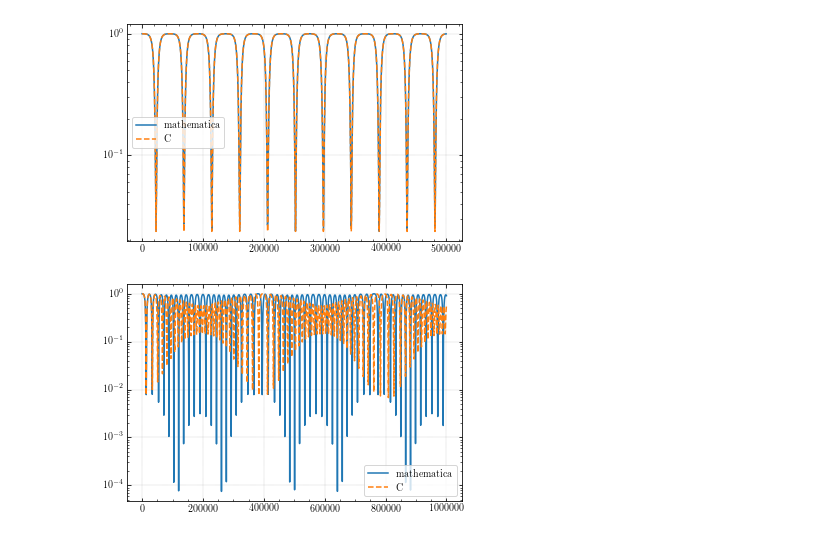
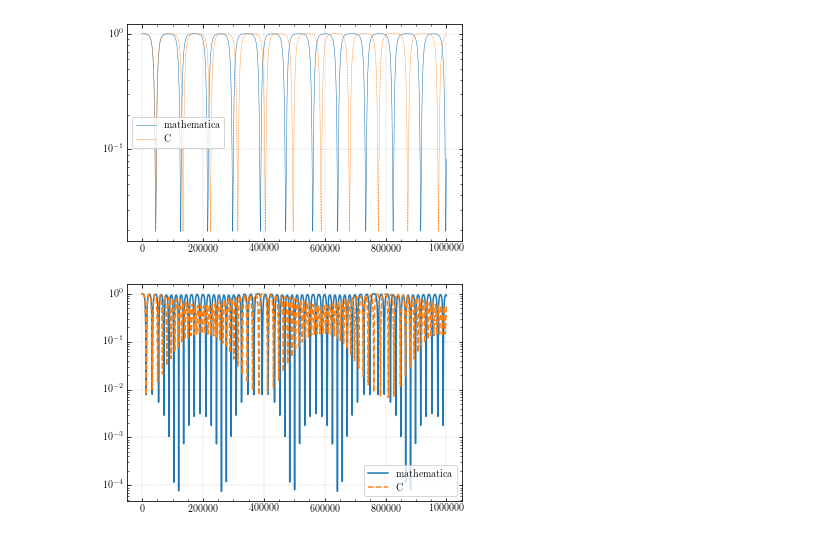
Before and after one commit to YihanWangAstro/Secular, a Jupyter notebook: draw_compare.ipynb, the cells around one changed output. Drawn from its saved outputs; the diff is of its cells as text; code cells hidden in the pictures.

```diff
--- a/draw_compare.ipynb
+++ b/draw_compare.ipynb
@@ -63,17 +63,19 @@ def load_std(name):
     return {'t':t,'e1':e}
 def draw_compare(d1,d2):
     fig = plt.figure()
-    plt.plot(d1['t'],1-d1['e1'],label='mathematica')
-    plt.plot(d2['t'],1-np.sqrt((d2['e1']**2).sum(axis=1)),label='C',ls='--')
+    plt.plot(d1['t'],1-d1['e1'],label='mathematica',lw=0.5)
+    plt.plot(d2['t'],1-np.sqrt((d2['e1']**2).sum(axis=1)),label='C',ls='--',lw=0.5)
     plt.yscale('log')
+    #plt.xlim([0,3e7])
     plt.legend()
+    plt.savefig('test.png',bbox_inches = 'tight',dpi=300)
 # %%
 data = load_secular('test3/trajectory_1.txt')
-std = load_std('test3/eccentricity.txt')
+std = load_std('example1/eccentricity.txt')
 
 draw_compare(std,data)
 # %% [output]
-[figure, old version]
+[figure, new version]
 # %%
 data = load_secular('test2/trajectory_1.txt')
 std = load_std('example2/eccentricity.txt')
```
Also changed, not shown: 3 other files.
